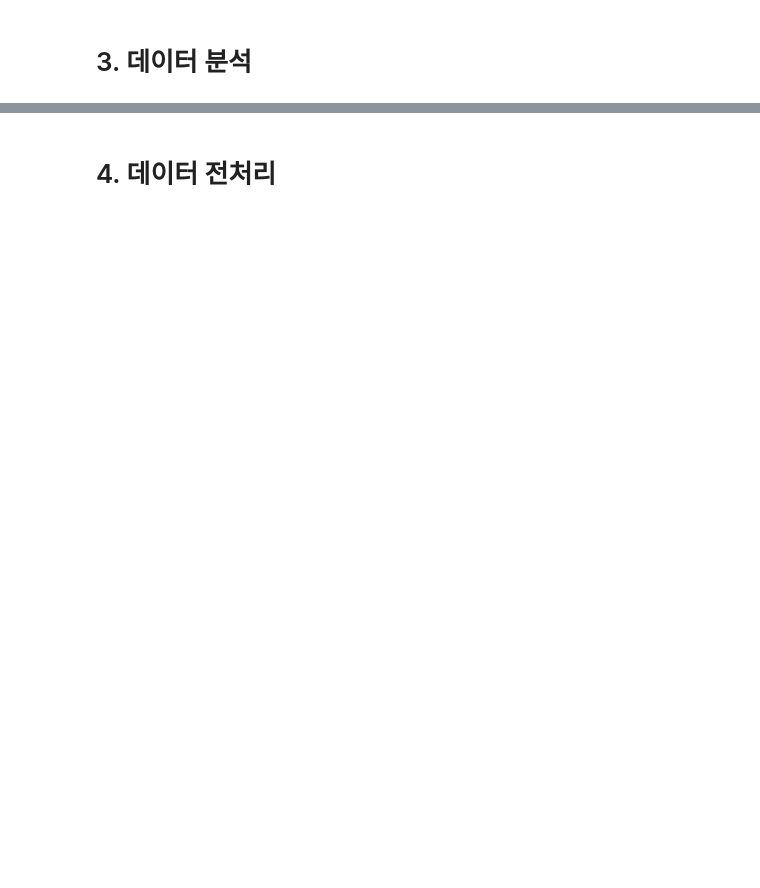
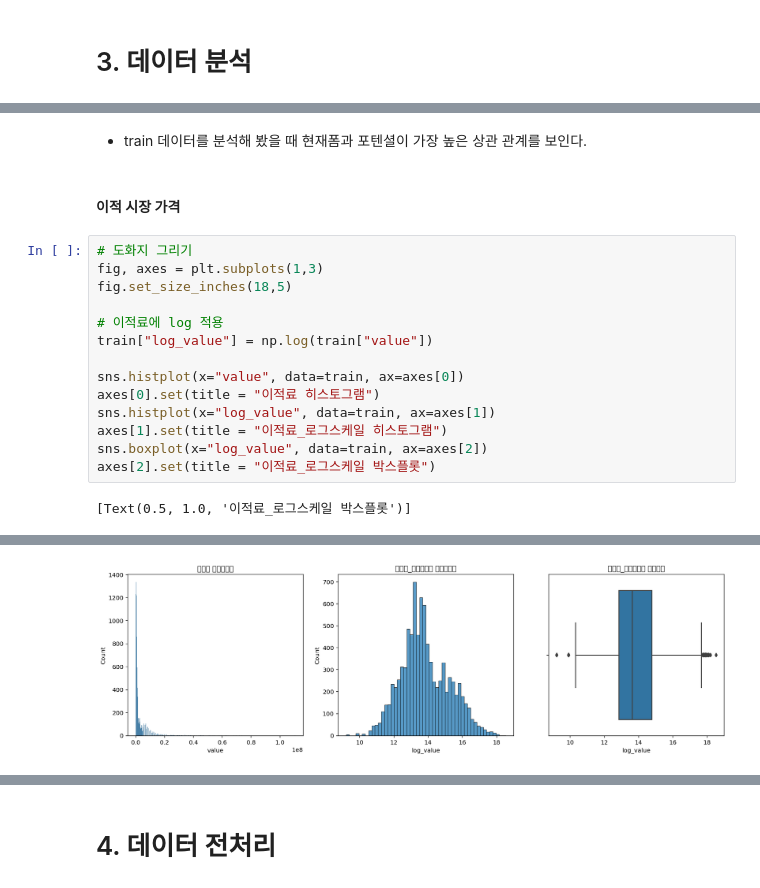
Before and after one commit to querkowe/fifa-pay-prediction, a Jupyter notebook: total_code_fifa_pay_prediction.ipynb, the cells around one changed output, grey strips where cells are left out. Drawn from its saved outputs; the diff is of its cells as text; blank space fills up the shorter version.

```diff
--- a/total_code_fifa_pay_prediction.ipynb
+++ b/total_code_fifa_pay_prediction.ipynb
@@ -47,0 +219,20 @@ submission  = pd.read_csv('submission.csv')
+# %% [markdown]
+* train 데이터를 분석해 봤을 때 현재폼과 포텐셜이 가장 높은 상관 관계를 보인다.
+# %% [markdown]
+#### 이적 시장 가격
+# %%
+# 도화지 그리기
+fig, axes = plt.subplots(1,3)
+fig.set_size_inches(18,5)
+
+# 이적료에 log 적용
+train["log_value"] = np.log(train["value"])
+
+sns.histplot(x="value", data=train, ax=axes[0])
+axes[0].set(title = "이적료 히스토그램")
+sns.histplot(x="log_value", data=train, ax=axes[1])
+axes[1].set(title = "이적료_로그스케일 히스토그램")
+sns.boxplot(x="log_value", data=train, ax=axes[2])
+axes[2].set(title = "이적료_로그스케일 박스플롯")
+# %% [output]
+[Text(0.5, 1.0, '이적료_로그스케일 박스플롯')]
@@ -47,0 +241 @@ submission  = pd.read_csv('submission.csv')
+[figure, added]
```
Also changed, not shown: parts of 61 cells of this notebook.
